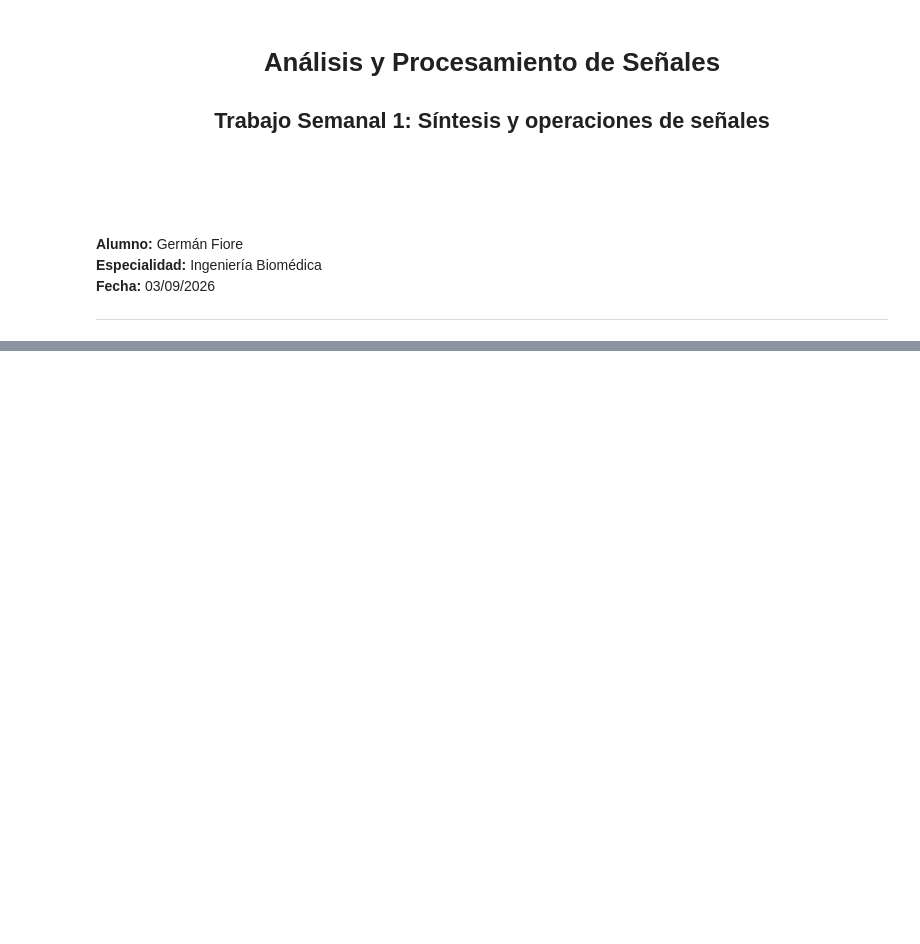
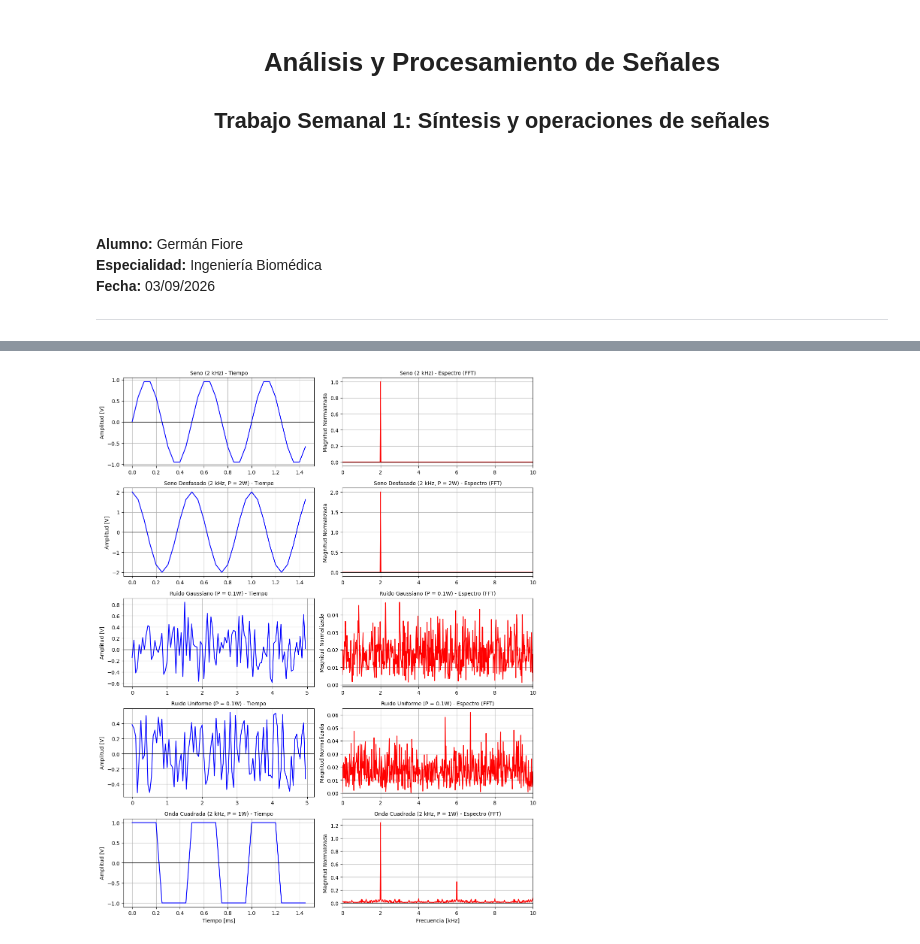
Before and after one commit to German-Fiore/AnalisisYProcesamientoDeSe-ales, a Jupyter notebook: TS1/TS1.ipynb, the cells around one changed output, grey strips where cells are left out. Drawn from its saved outputs; the diff is of its cells as text; code cells hidden in the pictures; blank space fills up the shorter version.

```diff
--- a/TS1/TS1.ipynb
+++ b/TS1/TS1.ipynb
@@ -31,0 +34,95 @@ Sintetizar numéricamente señales determinísticas (senoidal pura y desfasada,
+# %%
+import numpy as np
+import scipy.signal as signal
+import matplotlib.pyplot as plt
+
+
+# PARÁMETROS GENERALES
+
+N = 1000          # Número de muestras
+f0 = 2000         # Frecuencia de las señales (2 kHz)
+
+# Elegimos fs = 20 kHz para cumplir al menos 10 puntos por período
+# (fs / f0 = 20000 / 2000 = exactamente 10 puntos por ciclo)
+fs = 20000
+t = np.arange(N) / fs
+
+
+# SÍNTESIS DE LAS 5 SEÑALES
+
+
+# Señal 1: Senoidal de 2 kHz (Amplitud de 1 V)
+x1 = np.sin(2 * np.pi * f0 * t)
+
+# Señal 2: Seno desfasado pi/2 con potencia media de 2W y Amplitud A = 2 V
+x2 = 2 * np.sin(2 * np.pi * f0 * t + np.pi / 2)
+
+# Señal 3: Ruido normalmente distribuido (Gaussiano), DC = 0V, Varianza = 0.1 W
+# Para el ruido, Potencia = Varianza (sigma^2). La desviación estándar es sqrt(0.1)
+std_gauss = np.sqrt(0.1)
+x3 = np.random.normal(0, std_gauss, N)
+
+# Señal 4: Ruido uniformemente distribuido, DC = 0V, Varianza = 0.1 W
+# Para distribución uniforme en [-b, b], Varianza = b^2 / 3 = 0.1 -> b = sqrt(0.3)
+limite_b = np.sqrt(0.3)
+x4 = np.random.uniform(-limite_b, limite_b, N)
+
+# Señal 5: Pulso rectangular (onda cuadrada) de 2 kHz, Potencia = 1 W, Ciclo de actividad = 50%
+# Potencia = A^2 = 1W -> Amplitud = 1 V
+x5 = signal.square(2 * np.pi * f0 * t, duty=0.5)
+
+# Guardamos las señales para graficar
+seniales = [
+    {"nombre": "Seno (2 kHz)", "datos": x1},
+    {"nombre": "Seno Desfasado (2 kHz, P = 2W)", "datos": x2},
+    {"nombre": "Ruido Gaussiano (P = 0.1W)", "datos": x3},
+    {"nombre": "Ruido Uniforme (P = 0.1W)", "datos": x4},
+    {"nombre": "Onda Cuadrada (2 kHz, P = 1W)", "datos": x5}
+]
+
+
+# GRAFICOS (Tiempo y Espectro FFT)
+
+# Creamos una cuadrícula de 5 filas por 2 columnas
+fig, axs = plt.subplots(5, 2, figsize=(12, 15))
+
+for i, s in enumerate(seniales):
+    x = s["datos"]
+
+    # Columna 1: Dominio del Tiempo
+    # Para ver la forma de las señales periódicas mostramos 30 muestras (3 ciclos).
+    # Para los ruidos mostramos 100 muestras para que se aprecie la aleatoriedad.
+    muestras_vis = 100 if "Ruido" in s["nombre"] else 30
+
+    axs[i, 0].plot(t[:muestras_vis] * 1000, x[:muestras_vis], color="blue", linewidth=1.5)
+    axs[i, 0].axhline(0, color="black", linewidth=1.0) # Eje X en y=0
+    axs[i, 0].set_title(f"{s['nombre']} - Tiempo", fontsize=10)
+    axs[i, 0].set_ylabel("Amplitud [V]")
+    axs[i, 0].grid(True)
+
+    # Columna 2: Dominio de la Frecuencia (FFT Unilateral)
+    # Calculamos la FFT compleja y la normalizamos por N
+    X_fft = np.fft.rfft(x) / N
+    mag = np.abs(X_fft)
+
+    # Multiplicamos por 2 los componentes (excepto continua) para recuperar la amplitud real
+    mag[1:-1] = 2 * mag[1:-1]
+
+    # Eje de frecuencias en Hz
+    freqs = np.fft.rfftfreq(N, d=1/fs)
+
+    axs[i, 1].plot(freqs / 1000, mag, color="red", linewidth=1.5)
+    axs[i, 1].axhline(0, color="black", linewidth=1.0) # Eje X en y=0
+    axs[i, 1].set_title(f"{s['nombre']} - Espectro (FFT)", fontsize=10)
+    axs[i, 1].set_ylabel("Magnitud Normalizada")
+    axs[i, 1].grid(True)
+    axs[i, 1].set_xlim(0, fs / (2 * 1000)) # Acotamos el eje frecuencial hasta Nyquist (10 kHz)
+
+# Configuramos las etiquetas finales en los ejes X de abajo de todo
+axs[-1, 0].set_xlabel("Tiempo [ms]")
+axs[-1, 1].set_xlabel("Frecuencia [kHz]")
+
+plt.tight_layout()
+plt.show()
+# %% [output]
+[figure, added]
```
Also changed, not shown: parts of 4 cells of this notebook, 1 other file.
